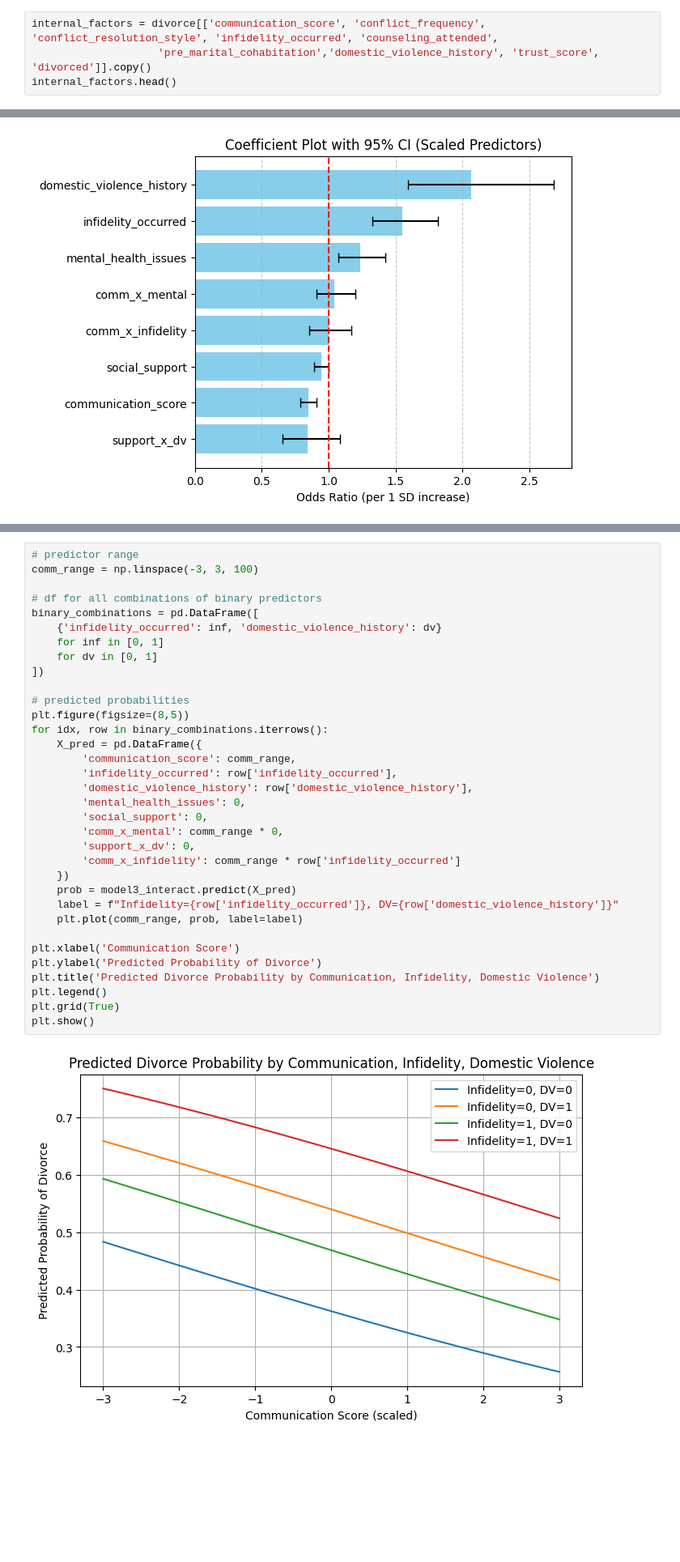
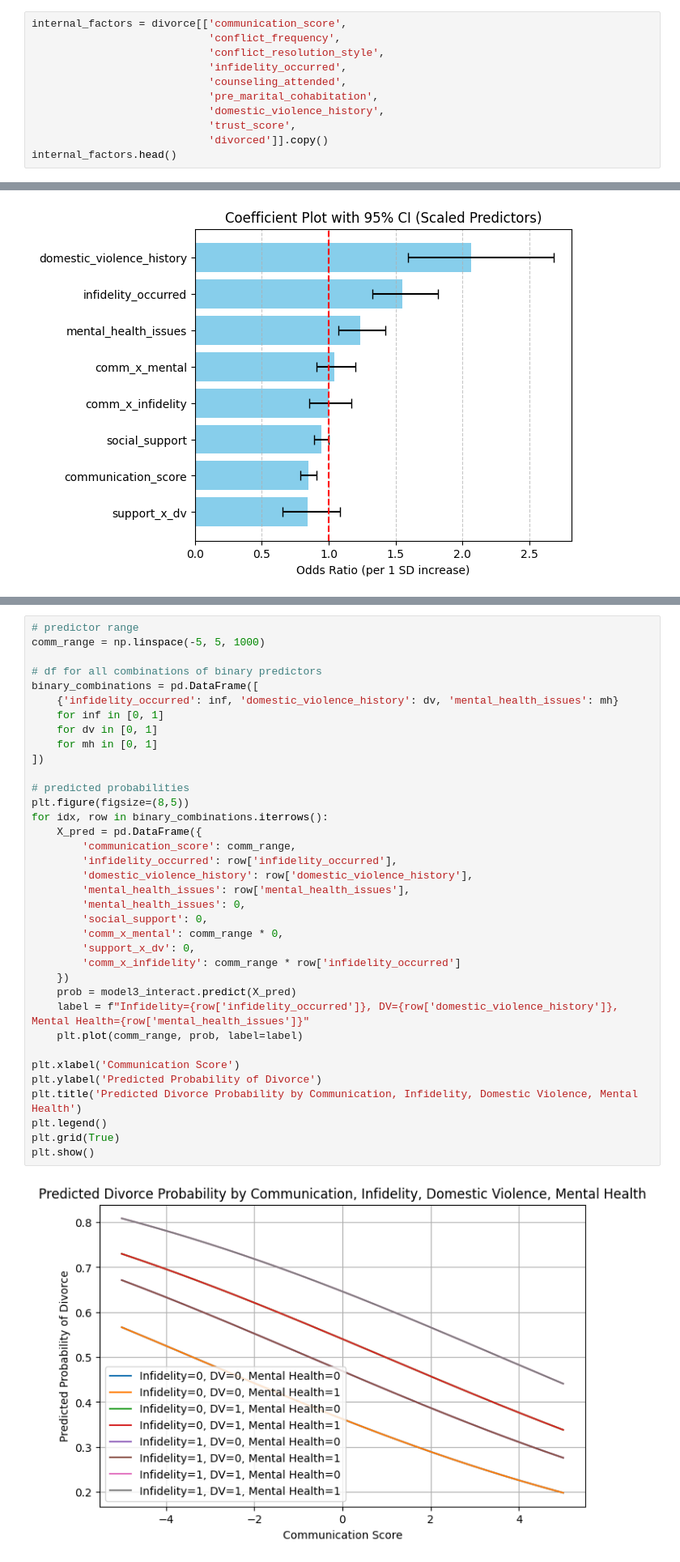
Before and after one commit to rowandama/Divorce-Summative, a Jupyter notebook: summative_divorce.ipynb, the cells around one changed output, grey strips where cells are left out. Shown at 81% size. Cells and saved outputs as stored; diff of their text form; blank space fills up the shorter version.

```diff
--- a/summative_divorce.ipynb
+++ b/summative_divorce.ipynb
@@ -343,6 +351,13 @@ structural_factors.head(10)
 # %%
-internal_factors = divorce[['communication_score', 'conflict_frequency', 'conflict_resolution_style', 'infidelity_occurred', 'counseling_attended',
-                    'pre_marital_cohabitation','domestic_violence_history', 'trust_score', 'divorced']].copy()
+internal_factors = divorce[['communication_score',
+                            'conflict_frequency',
+                            'conflict_resolution_style',
+                            'infidelity_occurred',
+                            'counseling_attended',
+                            'pre_marital_cohabitation',
+                            'domestic_violence_history',
+                            'trust_score',
+                            'divorced']].copy()
 internal_factors.head()
 # %% [output]
 |  | communication_score | conflict_frequency | conflict_resolution_style | infidelity_occurred | ... |
@@ -963,36 +1005,38 @@ Logit Marginal Effects
 # %%
 # predictor range
-comm_range = np.linspace(-3, 3, 100)
+comm_range = np.linspace(-5, 5, 1000)
 
 # df for all combinations of binary predictors
 binary_combinations = pd.DataFrame([
-    {'infidelity_occurred': inf, 'domestic_violence_history': dv}
+    {'infidelity_occurred': inf, 'domestic_violence_history': dv, 'mental_health_issues': mh}
     for inf in [0, 1]
     for dv in [0, 1]
+    for mh in [0, 1]
 ])
 
 # predicted probabilities
 plt.figure(figsize=(8,5))
 for idx, row in binary_combinations.iterrows():
     X_pred = pd.DataFrame({
         'communication_score': comm_range,
         'infidelity_occurred': row['infidelity_occurred'],
         'domestic_violence_history': row['domestic_violence_history'],
+        'mental_health_issues': row['mental_health_issues'],
         'mental_health_issues': 0,
         'social_support': 0,
         'comm_x_mental': comm_range * 0,
         'support_x_dv': 0,
         'comm_x_infidelity': comm_range * row['infidelity_occurred']
     })
     prob = model3_interact.predict(X_pred)
-    label = f"Infidelity={row['infidelity_occurred']}, DV={row['domestic_violence_history']}"
+    label = f"Infidelity={row['infidelity_occurred']}, DV={row['domestic_violence_history']}, Mental Health={row['mental_health_issues']}"
     plt.plot(comm_range, prob, label=label)
 
 plt.xlabel('Communication Score')
 plt.ylabel('Predicted Probability of Divorce')
-plt.title('Predicted Divorce Probability by Communication, Infidelity, Domestic Violence')
+plt.title('Predicted Divorce Probability by Communication, Infidelity, Domestic Violence, Mental Health')
 plt.legend()
 plt.grid(True)
 plt.show()
 # %% [output]
-[figure, old version]
+[figure, new version]
```
Also changed, not shown: parts of 69 cells of this notebook.
